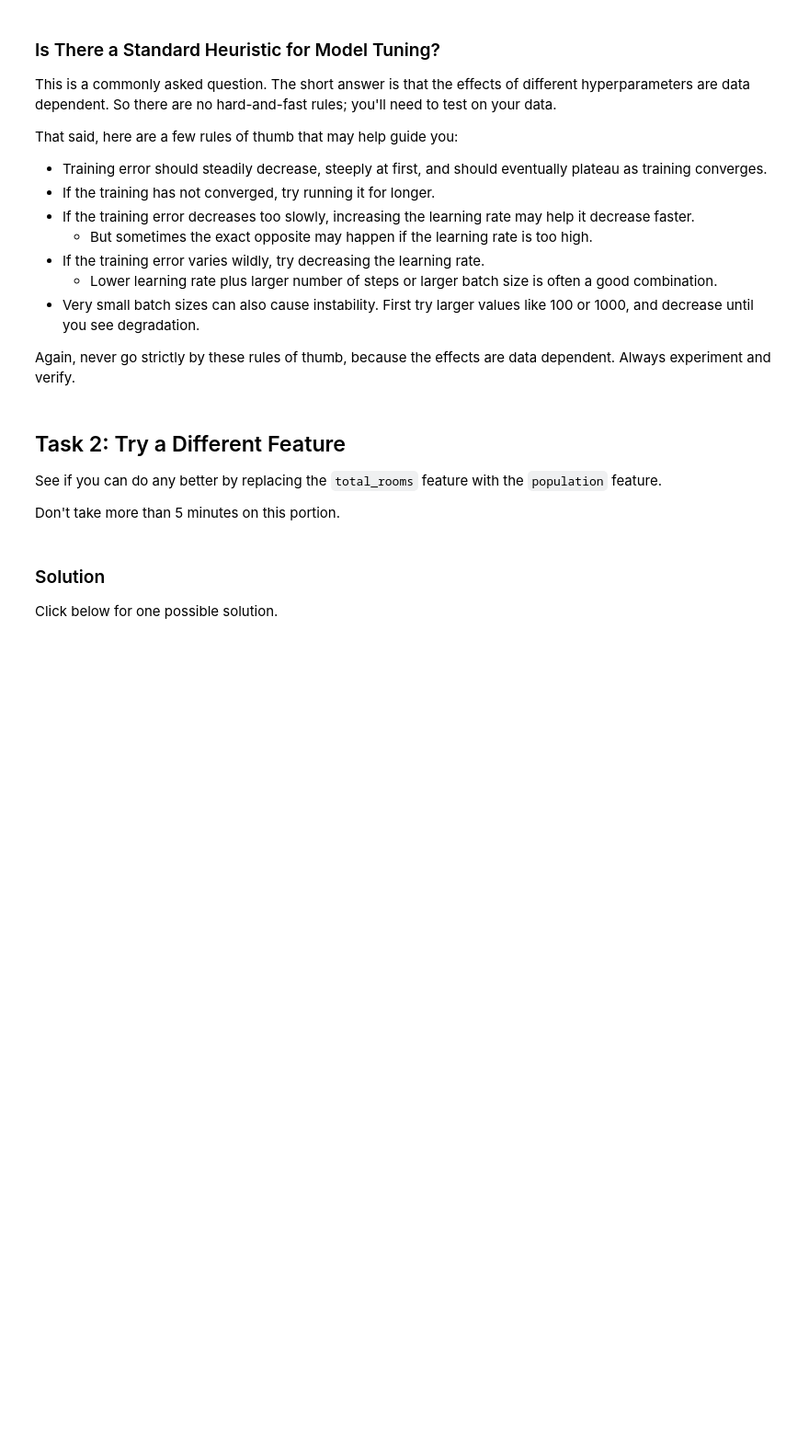
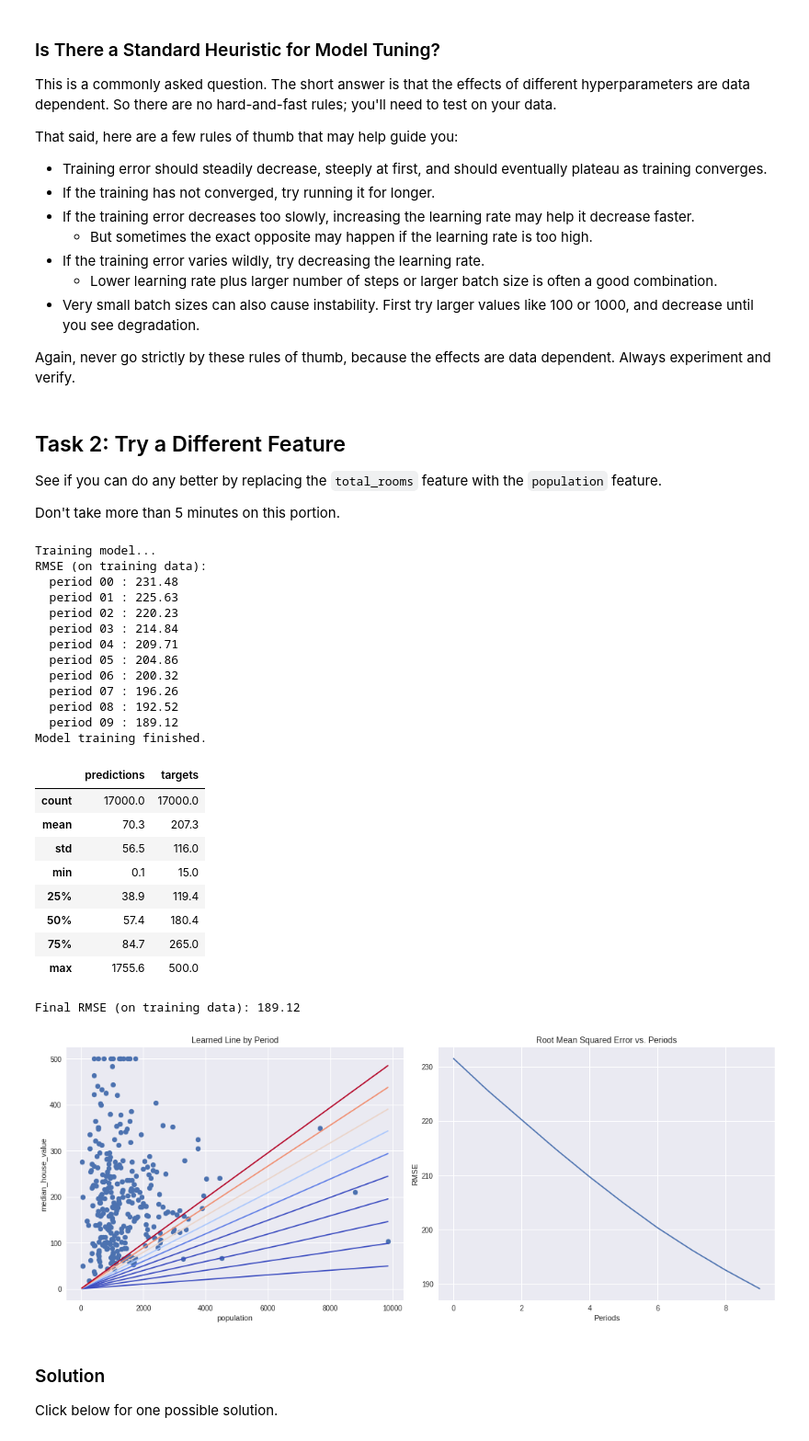
Before and after one commit to steineron/neural-networks-and-deep-learning, a Jupyter notebook: first_steps_with_tensor_flow.ipynb, the cells around one changed output. Shown: that part at 92% size. Saved outputs shown, nothing was run; the diff lists cells and outputs as text; code cells hidden in the pictures; blank space fills up the shorter version.

```diff
--- a/first_steps_with_tensor_flow.ipynb
+++ b/first_steps_with_tensor_flow.ipynb
@@ -419,3 +508,36 @@ Don't take more than 5 minutes on this portion.
+# %%
+# YOUR CODE HERE
+train_model(
+    learning_rate=0.00002,
+    steps=500,
+    batch_size=20,
+    input_feature='population'
+)
+# %% [output]
+Training model...
+RMSE (on training data):
+  period 00 : 231.48
+  period 01 : 225.63
+  period 02 : 220.23
+  period 03 : 214.84
+  period 04 : 209.71
+  period 05 : 204.86
+  period 06 : 200.32
+  period 07 : 196.26
+  period 08 : 192.52
+  period 09 : 189.12
+Model training finished.
+|  | predictions | targets |
+| count | 17000.0 | 17000.0 |
+| mean | 70.3 | 207.3 |
+| std | 56.5 | 116.0 |
+| min | 0.1 | 15.0 |
+| 25% | 38.9 | 119.4 |
+| 50% | 57.4 | 180.4 |
+| 75% | 84.7 | 265.0 |
+| max | 1755.6 | 500.0 |
+Final RMSE (on training data): 189.12
+[figure, added]
 # %% [markdown]
 ### Solution
 
```
Also changed, not shown: parts of 13 cells of this notebook.
